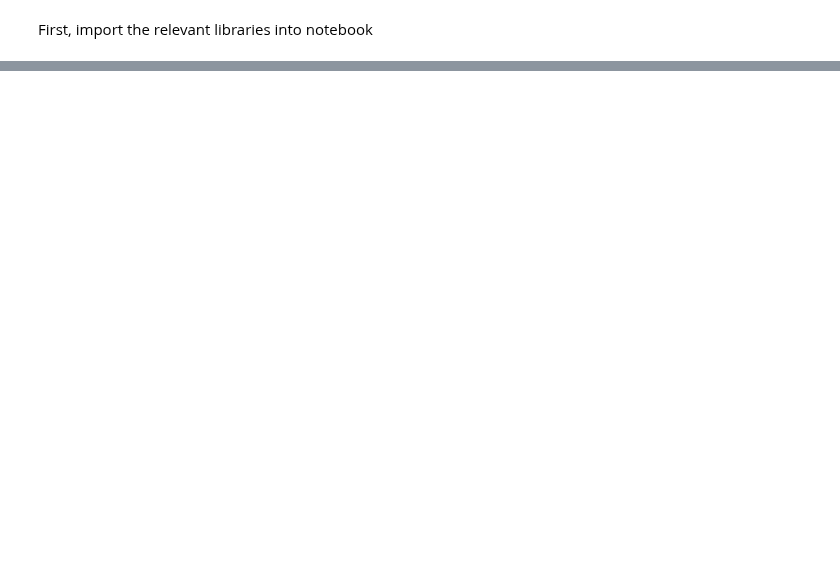
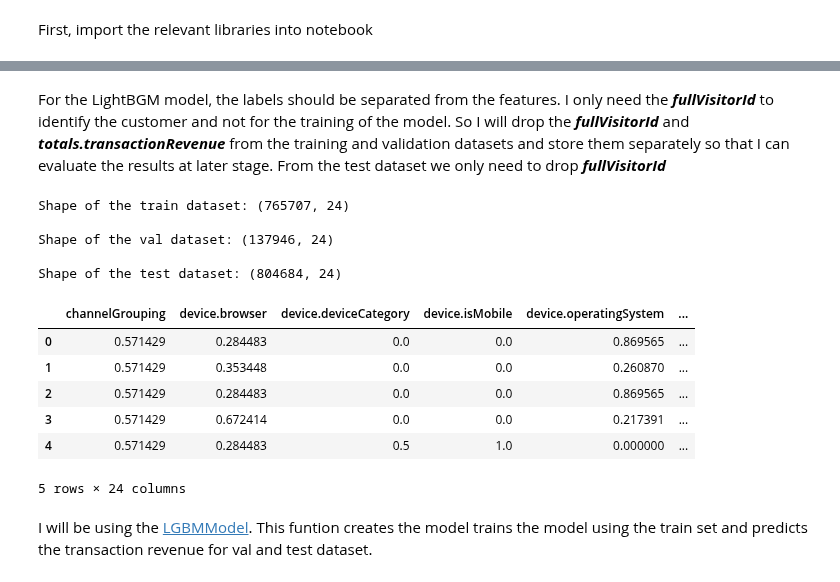
Before and after one commit to cpallapolu/udacity-mlnd-p3-capstone, a Jupyter notebook: notebooks/2_Baseline_LGBM_Model.ipynb, the cells around one changed output, grey strips where cells are left out. Saved outputs shown, nothing was run; the diff lists cells and outputs as text; code cells hidden in the pictures; blank space fills up the shorter version.

```diff
--- a/notebooks/2_Baseline_LGBM_Model.ipynb
+++ b/notebooks/2_Baseline_LGBM_Model.ipynb
@@ -75,3 +102,5 @@ test_df = load_data(test_file)
+# %% [markdown]
+For the LightBGM model, the labels should be separated from the features. I only need the _**fullVisitorId**_ to identify the customer and not for the training of the model. So I will drop the _**fullVisitorId**_ and _**totals.transactionRevenue**_ from the training and validation datasets and store them separately so that I can evaluate the results at later stage. From the test dataset we only need to drop _**fullVisitorId**_
 # %%
 train_id = train_df["fullVisitorId"].values
 val_id = val_df["fullVisitorId"].values
@@ -87,6 +115,23 @@ test_X = test_df.drop(['fullVisitorId'], axis=1)
 # %%
 print('\nShape of the train dataset: {}'.format(train_X.shape))
 print('\nShape of the val dataset: {}'.format(val_X.shape))
 print('\nShape of the test dataset: {}\n'.format(test_X.shape))
+
+train_X.head()
+# %% [output]
+Shape of the train dataset: (765707, 24)
+
+Shape of the val dataset: (137946, 24)
+
+Shape of the test dataset: (804684, 24)
+|  | channelGrouping | device.browser | device.deviceCategory | device.isMobile | device.operatingSystem | ... |
+| 0 | 0.571429 | 0.284483 | 0.0 | 0.0 | 0.869565 | ... |
+| 1 | 0.571429 | 0.353448 | 0.0 | 0.0 | 0.260870 | ... |
+| 2 | 0.571429 | 0.284483 | 0.0 | 0.0 | 0.869565 | ... |
+| 3 | 0.571429 | 0.672414 | 0.0 | 0.0 | 0.217391 | ... |
+| 4 | 0.571429 | 0.284483 | 0.5 | 1.0 | 0.000000 | ... |
+5 rows × 24 columns
+# %% [markdown]
+I will be using the [LGBMModel](https://lightgbm.readthedocs.io/en/latest/pythonapi/lightgbm.LGBMModel.html#lightgbm.LGBMModel). This funtion creates the model trains the model using the train set and predicts the transaction revenue for val and test dataset.
 # %%
 def lgbm_model(train_X, train_y, val_X, val_y, test_X):
```
Also changed, not shown: parts of 19 cells of this notebook, 7 other files.
